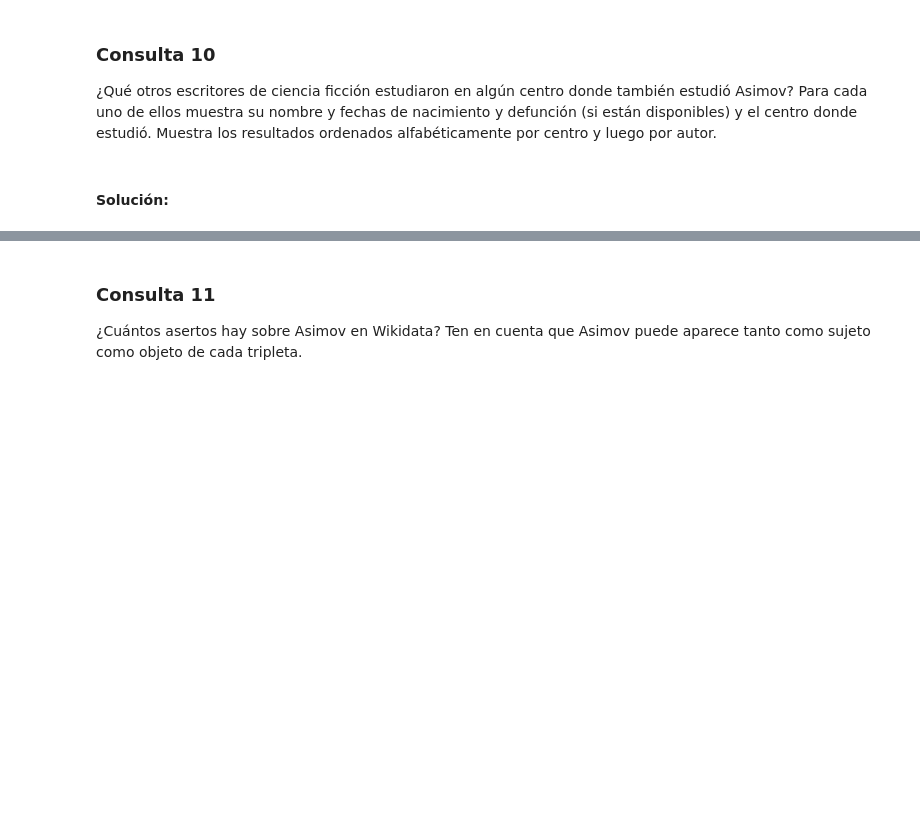
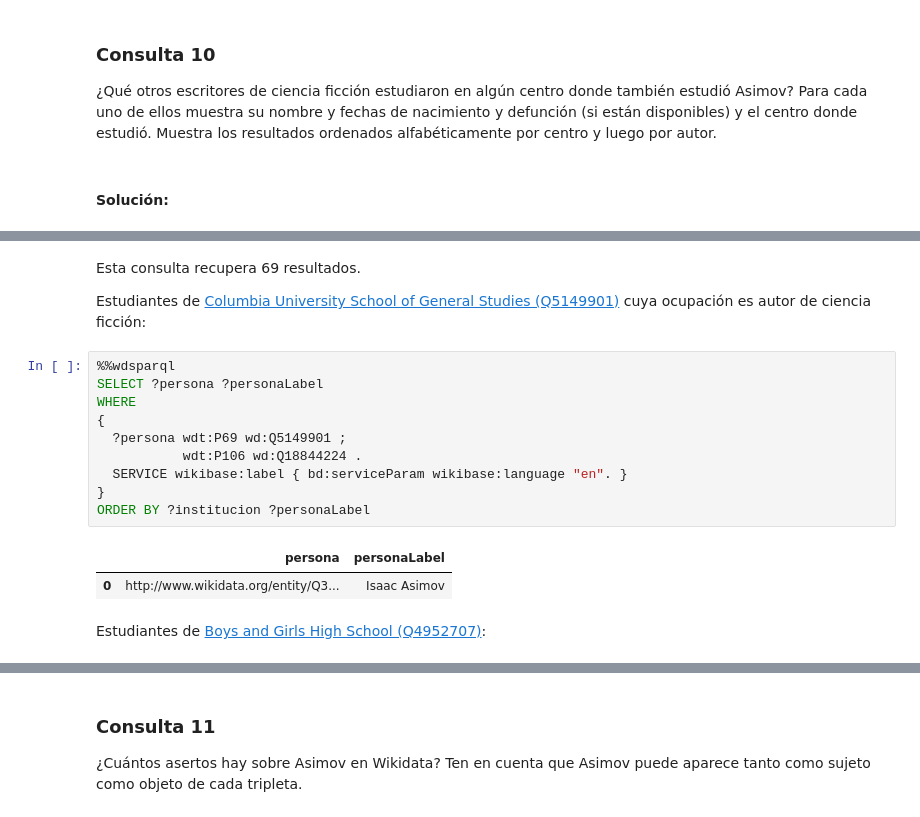
Before and after one commit to mario-sanz/IA2-Practicas, a Jupyter notebook: Lab3/P3-wikidata.ipynb, the cells around one changed output, grey strips where cells are left out. Cells and saved outputs as stored; diff of their text form; blank space fills up the shorter version.

```diff
--- a/Lab3/P3-wikidata.ipynb
+++ b/Lab3/P3-wikidata.ipynb
@@ -406,0 +491,19 @@ En esta consulta obtenemos todas las obras escritas por Isaac Asimov y guardamos
+# %% [markdown]
+Esta consulta recupera 69 resultados.
+
+Estudiantes de [Columbia University School of General Studies (Q5149901)](https://www.wikidata.org/wiki/Q5149901) cuya ocupación es autor de ciencia ficción:
+# %%
+%%wdsparql
+SELECT ?persona ?personaLabel
+WHERE
+{
+  ?persona wdt:P69 wd:Q5149901 ;
+           wdt:P106 wd:Q18844224 .
+  SERVICE wikibase:label { bd:serviceParam wikibase:language "en". }
+}
+ORDER BY ?institucion ?personaLabel
+# %% [output]
+|  | persona | personaLabel |
+| 0 | http://www.wikidata.org/entity/Q3... | Isaac Asimov |
+# %% [markdown]
+Estudiantes de [Boys and Girls High School (Q4952707)](https://www.wikidata.org/wiki/Q4952707):
```
Also changed, not shown: parts of 13 cells of this notebook.
